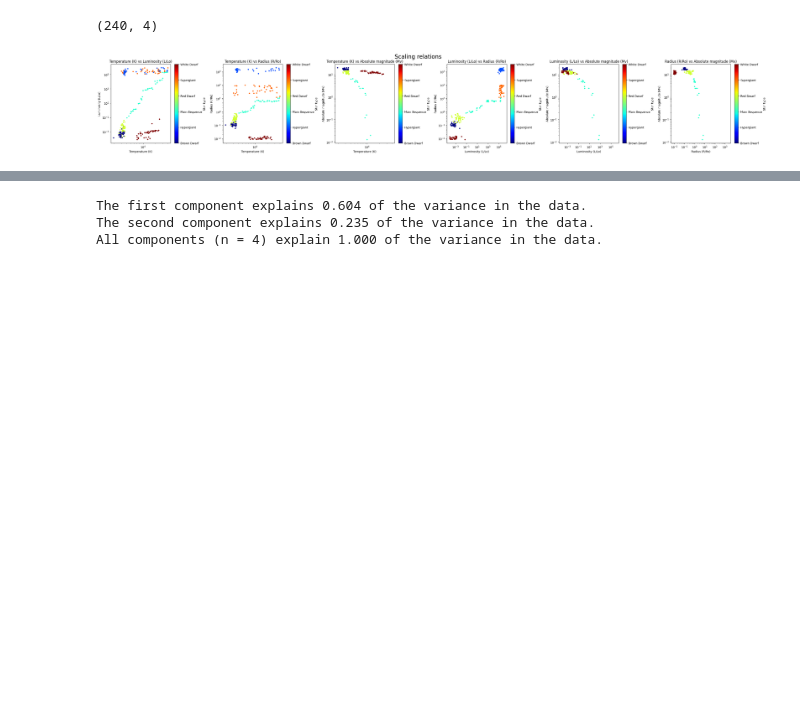
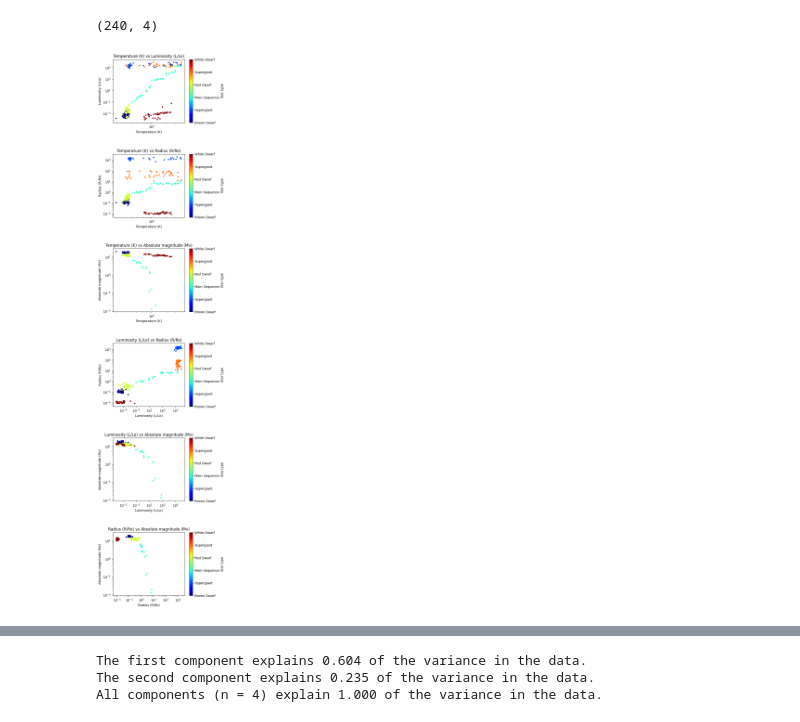
Before and after one commit to EmanuelaMenditto/astrostatistics_bicocca_2025, a Jupyter notebook: working/L15_PCA_HRdiag.ipynb, the cells around one changed output, grey strips where cells are left out. Cells and saved outputs as stored; diff of their text form; code cells hidden in the pictures; blank space fills up the shorter version.

Commit message:
Added refined version of L15 PCA HR diagram notebook

```diff
--- a/working/L15_PCA_HRdiag.ipynb
+++ b/working/L15_PCA_HRdiag.ipynb
@@ -99,23 +115,22 @@ X.shape
 (240, 4)
 # %%
 X_labels = ["Temperature (K)", "Luminosity (L/Lo)", "Radius (R/Ro)", "Absolute magnitude (Mv)"]
-fig, axes = plt.subplots(1, 6, figsize=(40, 5))
+fig, axes = plt.subplots(6, 1, figsize=(5, 30))
 fig.subplots_adjust(hspace=0.5, wspace=0.5)
-fig.suptitle("Scaling relations", size=20)
 count = 0
 for i in range(4):
   for j in range(4):
     if j > i:
       axes[count].scatter(X[:, i], X[:, j], c=y, cmap='jet', marker=".")
       axes[count].set_xlabel(X_labels[i])
       axes[count].set_ylabel(X_labels[j])
       axes[count].set_title(X_labels[i]+" vs "+X_labels[j])
       axes[count].set_xscale('log')
       axes[count].set_yscale('log')
       cbar = fig.colorbar(axes[count].scatter(X[:, i], X[:, j], c=y, cmap='jet', marker="."), ax=axes[count])
       cbar.set_label('Star type')
       cbar.set_ticks(np.arange(0, 6, 1))
       cbar.set_ticklabels(class_names)
       count += 1
 # %% [output]
-[figure, old version]
+[figure, new version]
```
Also changed, not shown: parts of 23 cells of this notebook.
